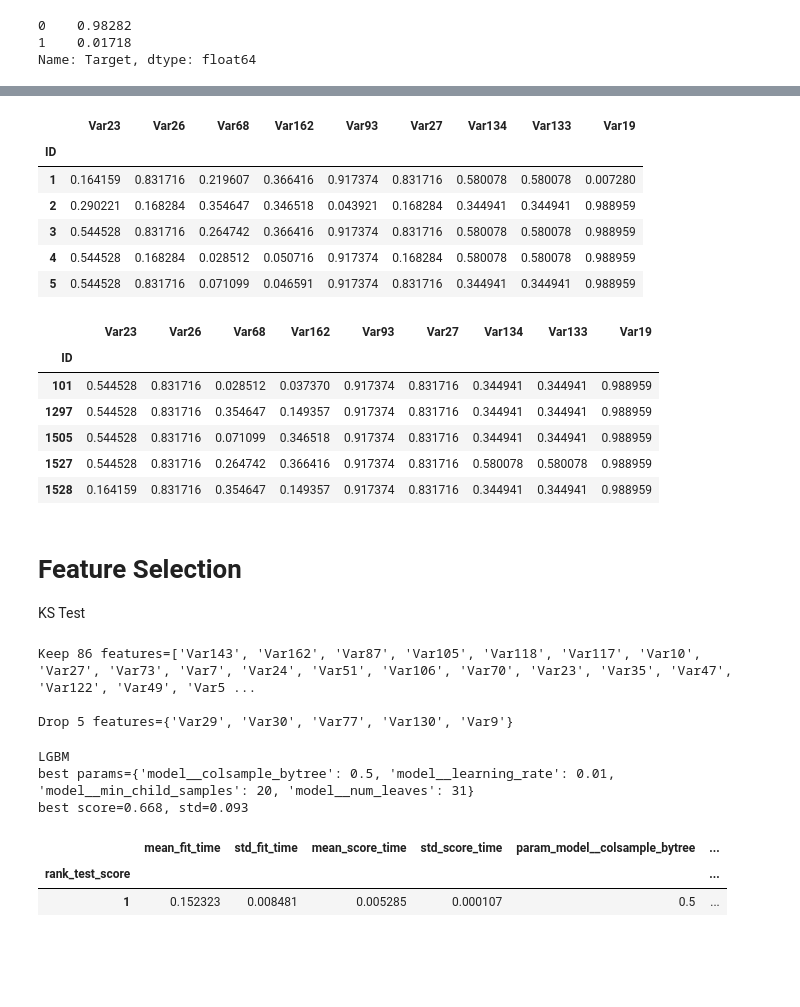
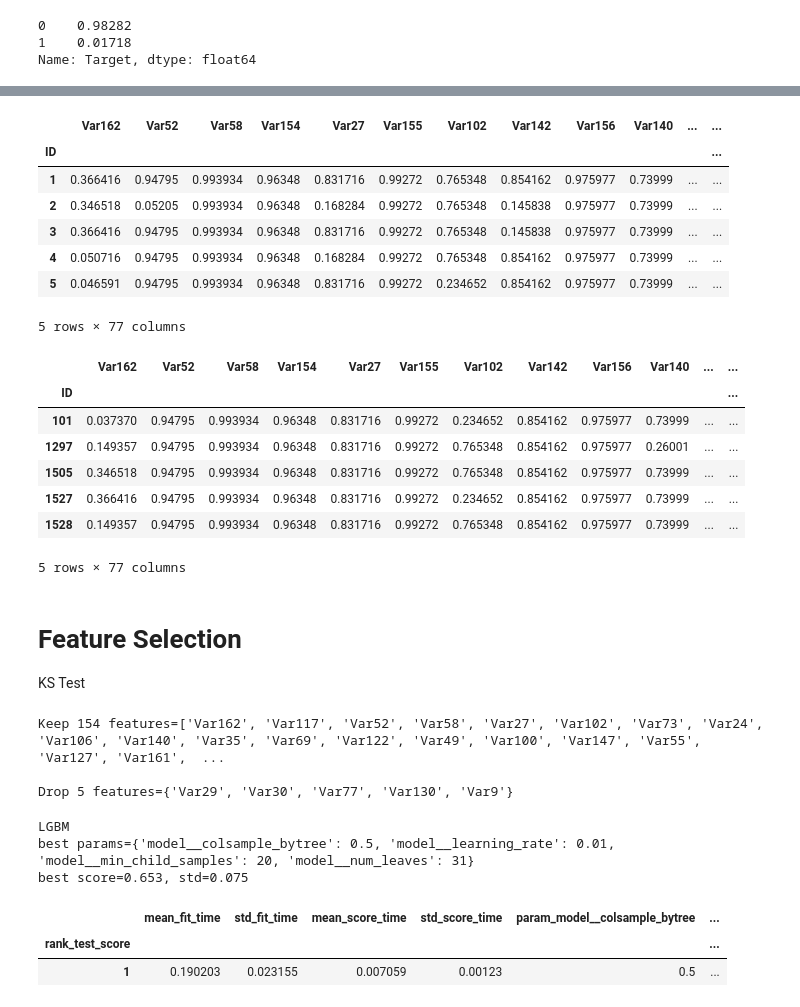
Before and after one commit to seahrh/credit-scoring-exercise, a Jupyter notebook: ex2.ipynb, the cells around one changed output, grey strips where cells are left out. Drawn from its saved outputs; the diff is of its cells as text; code cells hidden in the pictures; blank space fills up the shorter version.

```diff
--- a/ex2.ipynb
+++ b/ex2.ipynb
@@ -28,8 +28,14 @@ ORDINAL_FEATURES = {'Var5','Var29','Var30','Var32','Var34','Var45','Var46','Var4
 'Var60','Var70','Var71','Var74','Var75','Var76','Var77','Var78','Var79','Var80','Var86','Var87','Var88','Var89',
 'Var90','Var91','Var105','Var106','Var107','Var108','Var109','Var110','Var111','Var112','Var113','Var116','Var117',
 'Var118','Var119','Var120','Var121','Var122','Var123','Var124','Var125','Var135','Var143'}
+DUMMY_FEATURES = {'Var6','Var8','Var11','Var12','Var15','Var16','Var17','Var18','Var31','Var33','Var36','Var37',
+'Var38','Var39','Var40','Var41','Var42','Var43','Var52','Var53','Var58','Var59','Var61','Var62','Var63','Var64',
+'Var65','Var66','Var67','Var69','Var92','Var94','Var96','Var97','Var98','Var99','Var100','Var101','Var102','Var103',
+'Var104','Var126','Var127','Var128','Var132','Var137','Var138','Var139','Var140','Var141','Var142','Var144','Var145',
+'Var146','Var147','Var148','Var149','Var150','Var151','Var152','Var153','Var154','Var155','Var156','Var157','Var158',
+'Var159','Var160'}
 #FEATURES = [f'Var{i}' for i in range(4, 164)]
-FEATURES = CATEGORICALS | CONTINUOUS_FEATURES | ORDINAL_FEATURES
+FEATURES = CATEGORICALS | CONTINUOUS_FEATURES | ORDINAL_FEATURES | DUMMY_FEATURES
 # %%
 def seed_everything(seed):
     random.seed(seed)
@@ -111,13 +117,13 @@ test['Target'].value_counts(normalize=True)
 1    0.01718
 Name: Target, dtype: float64
 # %%
-%%time
 def encode(df, col, encoder):
     df[col] = df[col].map(encoder).fillna(0)
     assert not df[col].isna().any()
 
 
-for col in CATEGORICALS:
+cols = CATEGORICALS | DUMMY_FEATURES
+for col in tqdm(cols):
     encoder = dict(train[col].value_counts(normalize=True))
     encode(train, col, encoder)
     encode(test, col, encoder)
@@ -127,23 +130,25 @@ Wall time: 34.7 ms
 # %%
-train[CATEGORICALS].head()
+train[cols].head()
 # %% [output]
-|  | Var23 | Var26 | Var68 | Var162 | Var93 | Var27 | Var134 | Var133 | Var19 |
-| ID |  |  |  |  |  |  |  |  |  |
-| 1 | 0.164159 | 0.831716 | 0.219607 | 0.366416 | 0.917374 | 0.831716 | 0.580078 | 0.580078 | 0.007280 |
-| 2 | 0.290221 | 0.168284 | 0.354647 | 0.346518 | 0.043921 | 0.168284 | 0.344941 | 0.344941 | 0.988959 |
-| 3 | 0.544528 | 0.831716 | 0.264742 | 0.366416 | 0.917374 | 0.831716 | 0.580078 | 0.580078 | 0.988959 |
-| 4 | 0.544528 | 0.168284 | 0.028512 | 0.050716 | 0.917374 | 0.168284 | 0.580078 | 0.580078 | 0.988959 |
-| 5 | 0.544528 | 0.831716 | 0.071099 | 0.046591 | 0.917374 | 0.831716 | 0.344941 | 0.344941 | 0.988959 |
+|  | Var162 | Var52 | Var58 | Var154 | Var27 | Var155 | Var102 | Var142 | Var156 | Var140 | ... | ... |
+| ID |  |  |  |  |  |  |  |  |  |  |  | ... |
+| 1 | 0.366416 | 0.94795 | 0.993934 | 0.96348 | 0.831716 | 0.99272 | 0.765348 | 0.854162 | 0.975977 | 0.73999 | ... | ... |
+| 2 | 0.346518 | 0.05205 | 0.993934 | 0.96348 | 0.168284 | 0.99272 | 0.765348 | 0.145838 | 0.975977 | 0.73999 | ... | ... |
+| 3 | 0.366416 | 0.94795 | 0.993934 | 0.96348 | 0.831716 | 0.99272 | 0.765348 | 0.145838 | 0.975977 | 0.73999 | ... | ... |
+| 4 | 0.050716 | 0.94795 | 0.993934 | 0.96348 | 0.168284 | 0.99272 | 0.765348 | 0.854162 | 0.975977 | 0.73999 | ... | ... |
+| 5 | 0.046591 | 0.94795 | 0.993934 | 0.96348 | 0.831716 | 0.99272 | 0.234652 | 0.854162 | 0.975977 | 0.73999 | ... | ... |
+5 rows × 77 columns
 # %%
-test[CATEGORICALS].head()
+test[cols].head()
 # %% [output]
-|  | Var23 | Var26 | Var68 | Var162 | Var93 | Var27 | Var134 | Var133 | Var19 |
-| ID |  |  |  |  |  |  |  |  |  |
-| 101 | 0.544528 | 0.831716 | 0.028512 | 0.037370 | 0.917374 | 0.831716 | 0.344941 | 0.344941 | 0.988959 |
-| 1297 | 0.544528 | 0.831716 | 0.354647 | 0.149357 | 0.917374 | 0.831716 | 0.344941 | 0.344941 | 0.988959 |
-| 1505 | 0.544528 | 0.831716 | 0.071099 | 0.346518 | 0.917374 | 0.831716 | 0.344941 | 0.344941 | 0.988959 |
-| 1527 | 0.544528 | 0.831716 | 0.264742 | 0.366416 | 0.917374 | 0.831716 | 0.580078 | 0.580078 | 0.988959 |
-| 1528 | 0.164159 | 0.831716 | 0.354647 | 0.149357 | 0.917374 | 0.831716 | 0.344941 | 0.344941 | 0.988959 |
+|  | Var162 | Var52 | Var58 | Var154 | Var27 | Var155 | Var102 | Var142 | Var156 | Var140 | ... | ... |
+| ID |  |  |  |  |  |  |  |  |  |  |  | ... |
+| 101 | 0.037370 | 0.94795 | 0.993934 | 0.96348 | 0.831716 | 0.99272 | 0.234652 | 0.854162 | 0.975977 | 0.73999 | ... | ... |
+| 1297 | 0.149357 | 0.94795 | 0.993934 | 0.96348 | 0.831716 | 0.99272 | 0.765348 | 0.854162 | 0.975977 | 0.26001 | ... | ... |
+| 1505 | 0.346518 | 0.94795 | 0.993934 | 0.96348 | 0.831716 | 0.99272 | 0.765348 | 0.854162 | 0.975977 | 0.73999 | ... | ... |
+| 1527 | 0.366416 | 0.94795 | 0.993934 | 0.96348 | 0.831716 | 0.99272 | 0.234652 | 0.854162 | 0.975977 | 0.73999 | ... | ... |
+| 1528 | 0.149357 | 0.94795 | 0.993934 | 0.96348 | 0.831716 | 0.99272 | 0.765348 | 0.854162 | 0.975977 | 0.73999 | ... | ... |
+5 rows × 77 columns
 # %% [markdown]
 # Feature Selection
 
@@ -170,7 +175,7 @@ Keep {len(FEATURES)} features={FEATURES}
 Drop {len(dropped)} features={dropped}
 """)
 # %% [output]
-Keep 86 features=['Var143', 'Var162', 'Var87', 'Var105', 'Var118', 'Var117', 'Var10', 'Var27', 'Var73', 'Var7', 'Var24', 'Var51', 'Var106', 'Var70', 'Var23', 'Var35', 'Var47', 'Var122', 'Var49', 'Var5 ...
+Keep 154 features=['Var162', 'Var117', 'Var52', 'Var58', 'Var27', 'Var102', 'Var73', 'Var24', 'Var106', 'Var140', 'Var35', 'Var69', 'Var122', 'Var49', 'Var100', 'Var147', 'Var55', 'Var127', 'Var161',  ...
 
 Drop 5 features={'Var29', 'Var30', 'Var77', 'Var130', 'Var9'}
 # %%
@@ -201,10 +206,10 @@ res.head()
 # %% [output]
 LGBM
 best params={'model__colsample_bytree': 0.5, 'model__learning_rate': 0.01, 'model__min_child_samples': 20, 'model__num_leaves': 31}
-best score=0.668, std=0.093
+best score=0.653, std=0.075
 |  | mean_fit_time | std_fit_time | mean_score_time | std_score_time | param_model__colsample_bytree | ... |
 | rank_test_score |  |  |  |  |  | ... |
-| 1 | 0.152323 | 0.008481 | 0.005285 | 0.000107 | 0.5 | ... |
+| 1 | 0.190203 | 0.023155 | 0.007059 | 0.00123 | 0.5 | ... |
 # %%
 lgb.plot_importance(lgbm.best_estimator_['model'], figsize=(20, 40))
 # %% [output]
```
Also changed, not shown: parts of 7 cells of this notebook.
